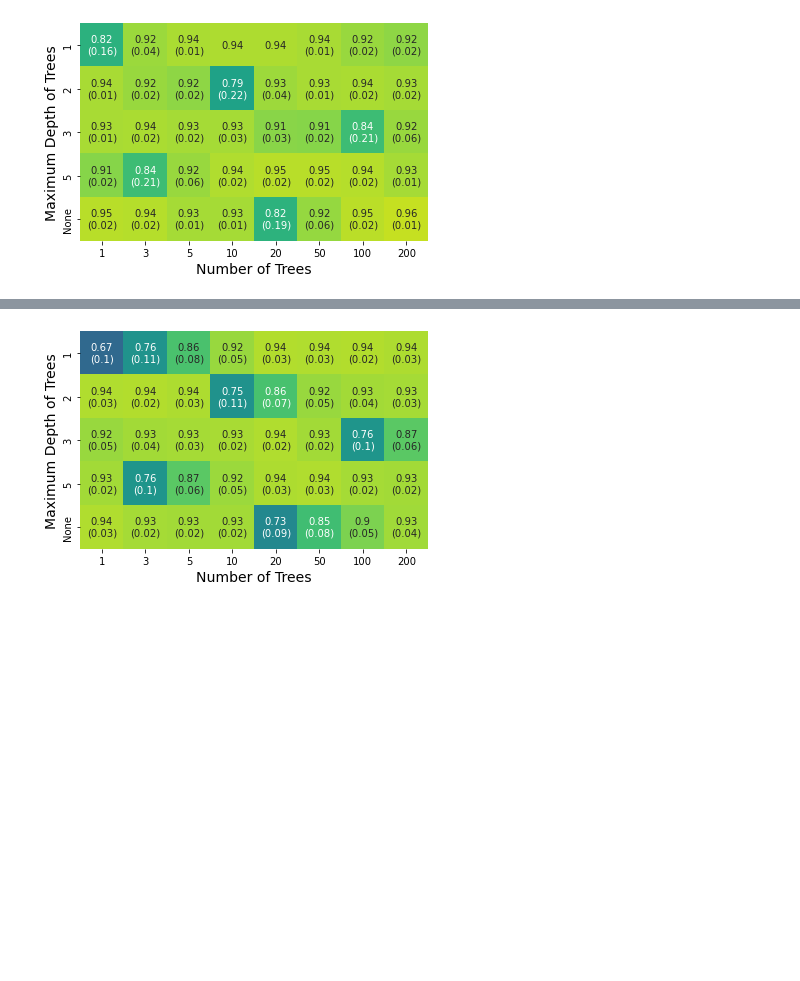
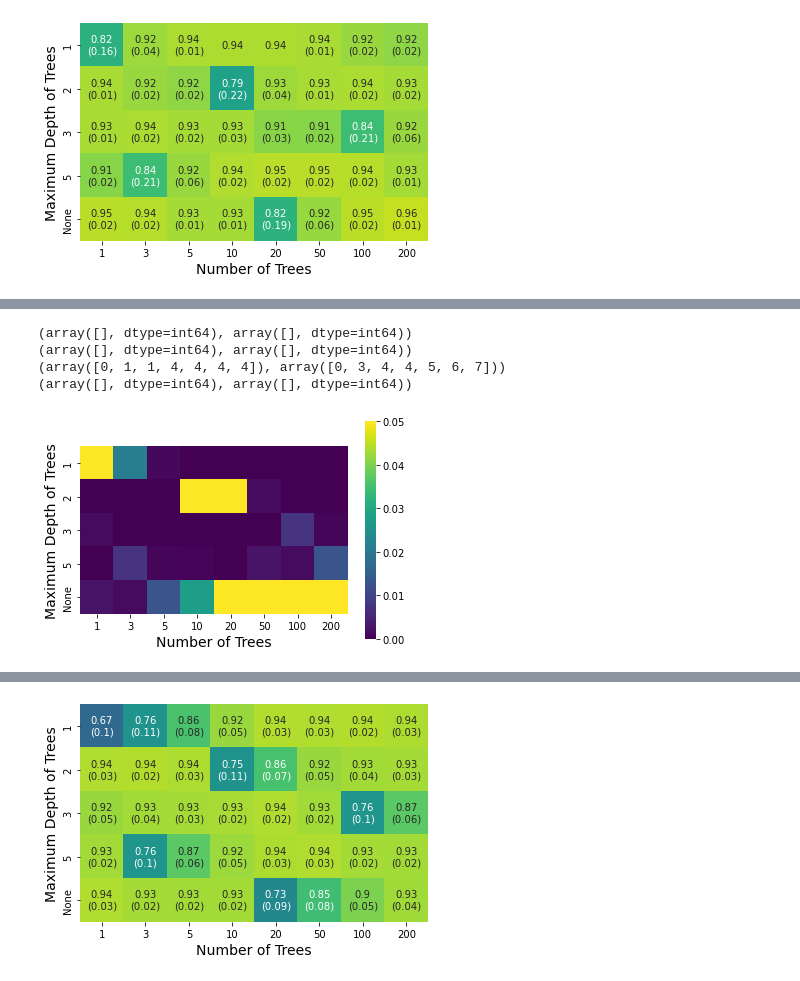
Before and after one commit to ZimmermanGroup/ActiveTransfer, a Jupyter notebook: model_complexity_and_transfer_performance.ipynb, the cells around one changed output, grey strips where cells are left out. Saved outputs shown, nothing was run; the diff lists cells and outputs as text; code cells hidden in the pictures; blank space fills up the shorter version.

```diff
--- a/model_complexity_and_transfer_performance.ipynb
+++ b/model_complexity_and_transfer_performance.ipynb
@@ -416,0 +685,9 @@ prep_heatmap(amide_alkyl_score_array, depth_list, num_tree_list,
+# %%
+t_val_array = ttest_norm_vs_shuffled(amide_CV_dict_list, amide_CV_dict_list_source_y_shuffled)
+prep_t_val_heatmap(t_val_array, 2)
+# %% [output]
+(array([], dtype=int64), array([], dtype=int64))
+(array([], dtype=int64), array([], dtype=int64))
+(array([0, 1, 1, 4, 4, 4, 4]), array([0, 3, 4, 4, 5, 6, 7]))
+(array([], dtype=int64), array([], dtype=int64))
+[figure, added]
```
Also changed, not shown: parts of 46 cells of this notebook, 3 other files.
